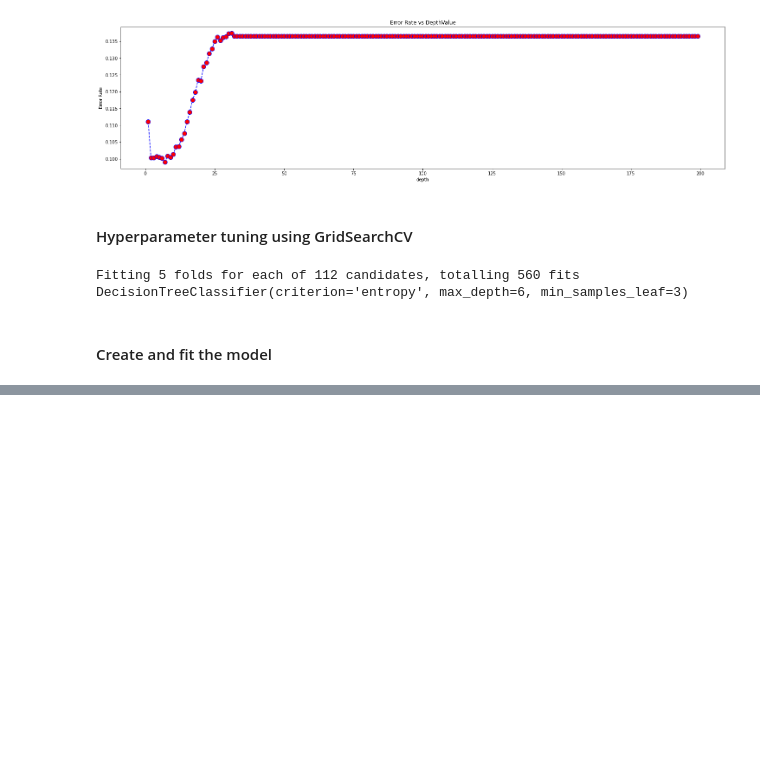
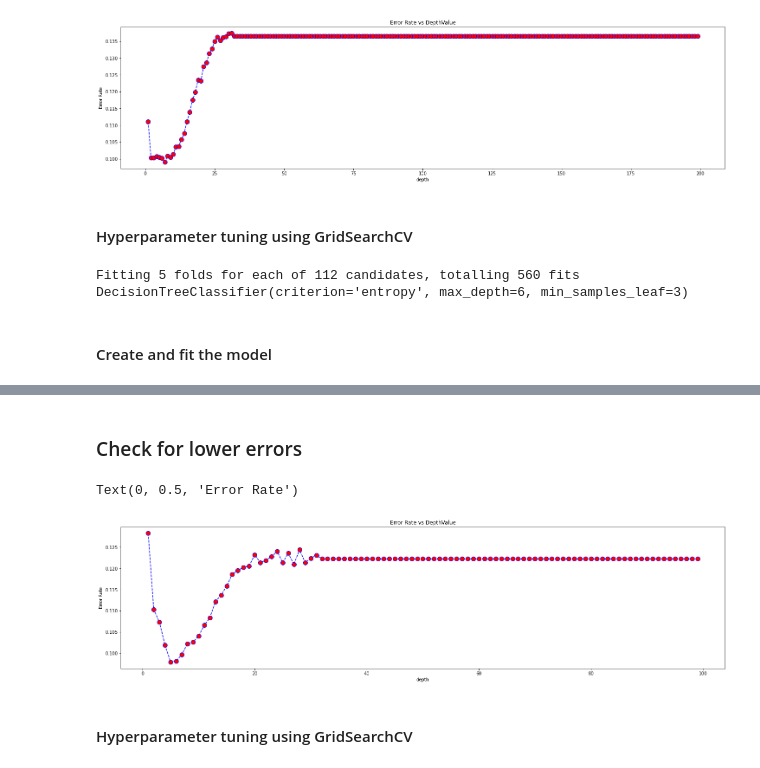
Before and after one commit to 13caroline/term-deposit-subscriptions, a Jupyter notebook: Machine_Learning/Supervised_Learning/Decision_Tree/Decision_Tree.ipynb, the cells around one changed output, grey strips where cells are left out. Cells and saved outputs as stored; diff of their text form; code cells hidden in the pictures; blank space fills up the shorter version.

```diff
--- a/Machine_Learning/Supervised_Learning/Decision_Tree/Decision_Tree.ipynb
+++ b/Machine_Learning/Supervised_Learning/Decision_Tree/Decision_Tree.ipynb
@@ -482,0 +497,3 @@ pecc_dt
+# %%
+test_m5 = pd.read_csv('../../../../Data_AA2/test_m5.csv', sep = ',')
+test_m5.head()
@@ -482,0 +508,31 @@ pecc_dt
+# %%
+#get target
+train_m5 = train_m5.drop(columns=['index'])
+train_m5_target = train_m5['y']
+train_m5 = train_m5.drop(columns=['y'])
+# %%
+#get target
+test_m5 = test_m5.drop(columns=['level_0'])
+test_m5_target = test_m5['y']
+test_m5 = test_m5.drop(columns=['y'])
+# %% [markdown]
+### Check for lower errors
+# %%
+error_rate = []
+
+for i in tqdm(range(1,100)):
+    clf = DecisionTreeClassifier(max_depth=i, random_state=0)
+    clf.fit(train_m5,train_m5_target)
+    predictions = clf.predict(test_m5)
+    error_rate.append(np.mean(predictions != test_m5_target))
+# %%
+plt.figure(figsize=(25,6))
+plt.plot(range(1,100),error_rate,color='blue',linestyle='dashed',marker='o',markerfacecolor='red',markersize=10)
+plt.title('Error Rate vs DepthValue')
+plt.xlabel("depth")
+plt.ylabel("Error Rate")
+# %% [output]
+Text(0, 0.5, 'Error Rate')
+[figure, added]
+# %% [markdown]
+#### Hyperparameter tuning using GridSearchCV
```
Also changed, not shown: parts of 10 cells of this notebook, 1 other file.
